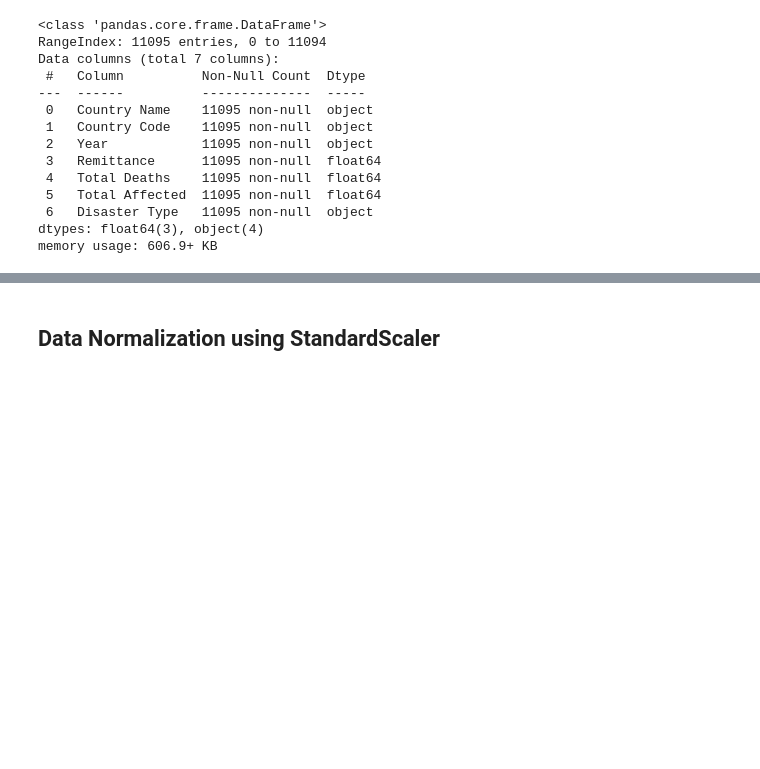
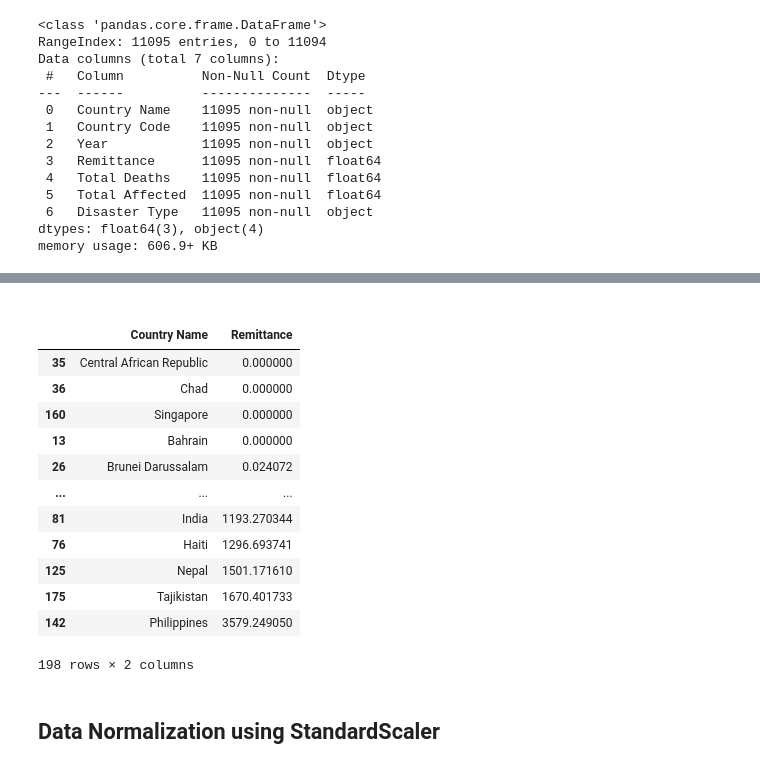
Before and after one commit to PowerBIhamoye/NaturalDisasterRemittanceFlow, a Jupyter notebook: remittance.ipynb, the cells around one changed output, grey strips where cells are left out. Cells and saved outputs as stored; diff of their text form; code cells hidden in the pictures; blank space fills up the shorter version.

```diff
--- a/remittance.ipynb
+++ b/remittance.ipynb
@@ -482,3 +490,23 @@ top_remittance
+# %% [markdown]
+>
+# %%
+# total remittance recieved by each country
+total_remittance_country = merged_data.groupby('Country Name')['Remittance'].sum().reset_index().sort_values(by="Remittance")
+total_remittance_country
+# %% [output]
+|  | Country Name | Remittance |
+| 35 | Central African Republic | 0.000000 |
+| 36 | Chad | 0.000000 |
+| 160 | Singapore | 0.000000 |
+| 13 | Bahrain | 0.000000 |
+| 26 | Brunei Darussalam | 0.024072 |
+| ... | ... | ... |
+| 81 | India | 1193.270344 |
+| 76 | Haiti | 1296.693741 |
+| 125 | Nepal | 1501.171610 |
+| 175 | Tajikistan | 1670.401733 |
+| 142 | Philippines | 3579.249050 |
+198 rows × 2 columns
 # %% [markdown]
 ## Data Normalization using StandardScaler
 # %%
```
Also changed, not shown: parts of 10 cells of this notebook.
